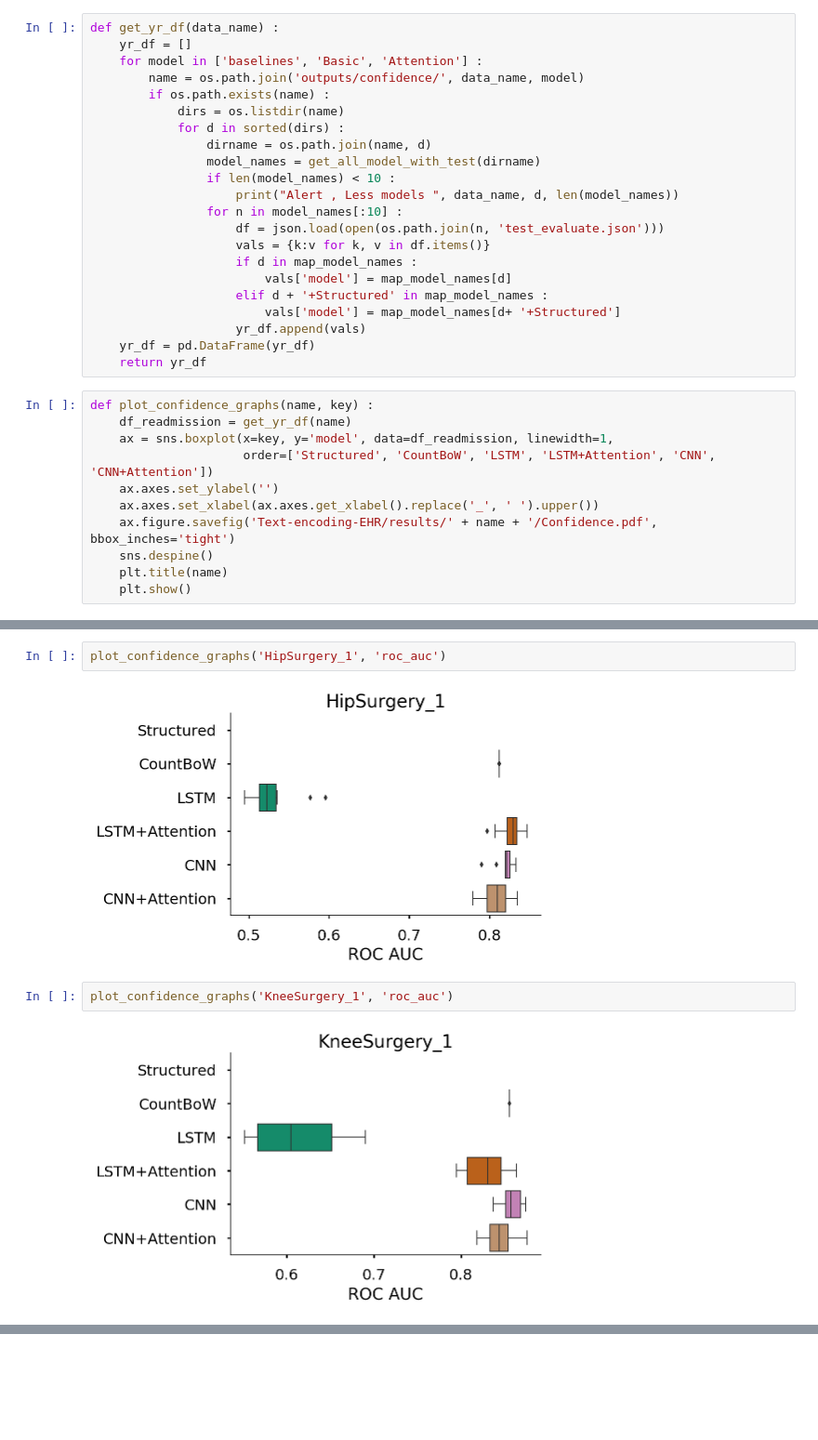
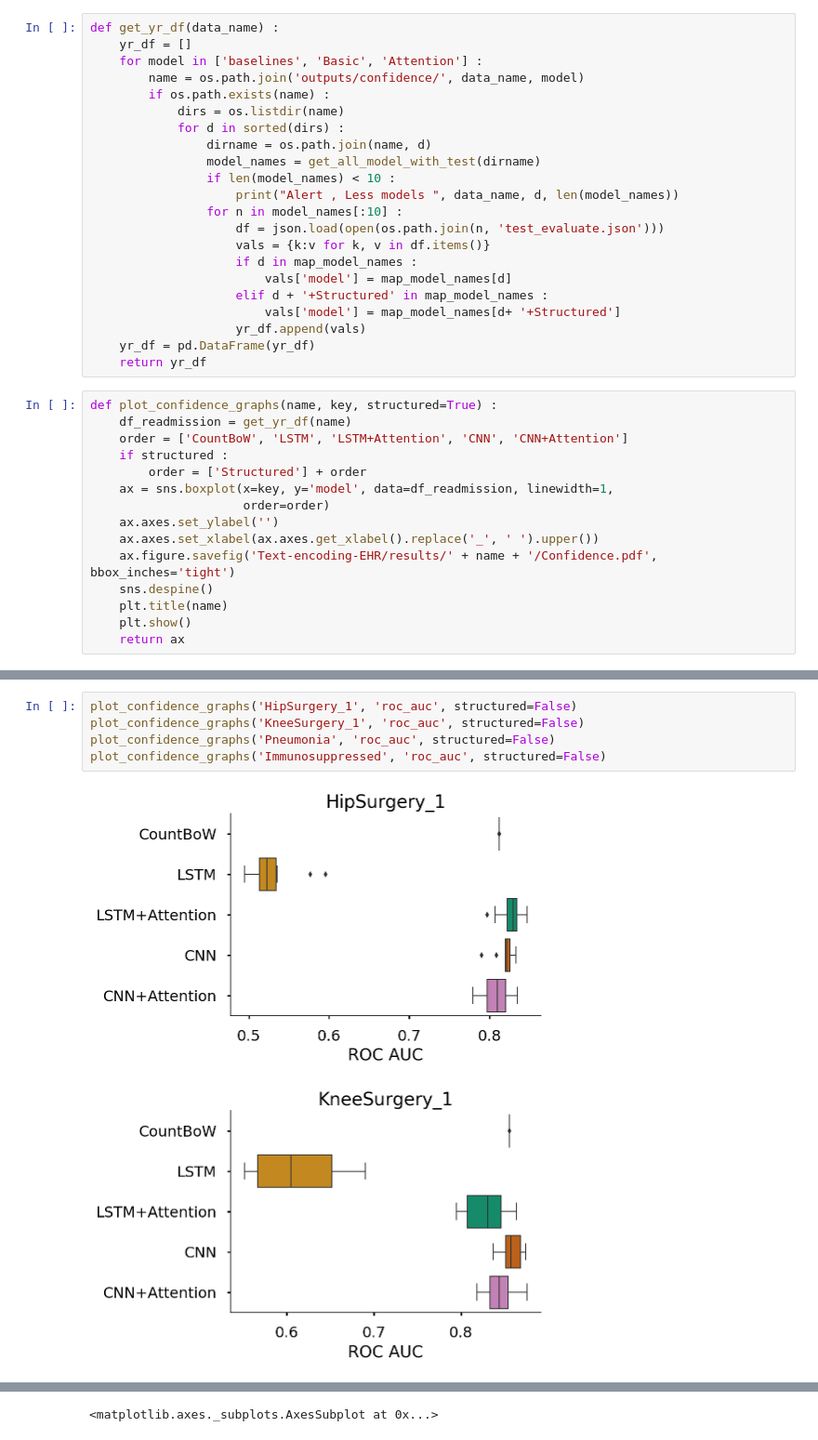
Before and after one commit to successar/PatientVec, a Jupyter notebook: Confidence_Interval.ipynb, the cells around one changed output, grey strips where cells are left out. Shown at 93% size. Saved outputs shown, nothing was run; the diff lists cells and outputs as text; blank space fills up the shorter version.

```diff
--- a/Confidence_Interval.ipynb
+++ b/Confidence_Interval.ipynb
@@ -37,16 +37,20 @@ def get_yr_df(data_name) :
     yr_df = pd.DataFrame(yr_df)
     return yr_df
 # %%
-def plot_confidence_graphs(name, key) :
+def plot_confidence_graphs(name, key, structured=True) :
     df_readmission = get_yr_df(name)
+    order = ['CountBoW', 'LSTM', 'LSTM+Attention', 'CNN', 'CNN+Attention']
+    if structured :
+        order = ['Structured'] + order
     ax = sns.boxplot(x=key, y='model', data=df_readmission, linewidth=1,
-                     order=['Structured', 'CountBoW', 'LSTM', 'LSTM+Attention', 'CNN', 'CNN+Attention'])
+                     order=order)
     ax.axes.set_ylabel('')
     ax.axes.set_xlabel(ax.axes.get_xlabel().replace('_', ' ').upper())
     ax.figure.savefig('Text-encoding-EHR/results/' + name + '/Confidence.pdf', bbox_inches='tight')
     sns.despine()
     plt.title(name)
     plt.show()
+    return ax
 # %%
 plot_confidence_graphs('Readmission', 'roc_auc')
 plot_confidence_graphs('Diagnosis', 'macro_roc_auc')
@@ -63,8 +68,8 @@ Alert , Less models  Mortality_30day LSTM(hs=128)+Structured 6
-# %%
-plot_confidence_graphs('HipSurgery_1', 'roc_auc')
-# %% [output]
-[figure, removed]
-# %%
-plot_confidence_graphs('KneeSurgery_1', 'roc_auc')
-# %% [output]
-[figure, removed]
+# %%
+plot_confidence_graphs('HipSurgery_1', 'roc_auc', structured=False)
+plot_confidence_graphs('KneeSurgery_1', 'roc_auc', structured=False)
+plot_confidence_graphs('Pneumonia', 'roc_auc', structured=False)
+plot_confidence_graphs('Immunosuppressed', 'roc_auc', structured=False)
+# %% [output]
+[figure, added]
+[figure, added]
@@ -70,0 +78 @@ plot_confidence_graphs('KneeSurgery_1', 'roc_auc')
+<matplotlib.axes._subplots.AxesSubplot at 0x...>
```
Also changed, not shown: parts of 2 cells of this notebook, 21 other files.
